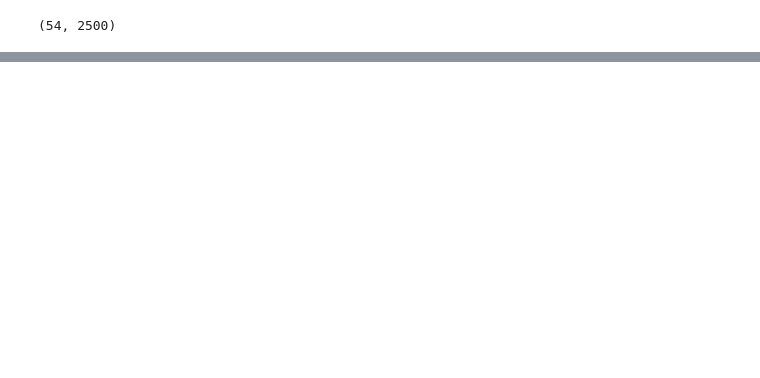
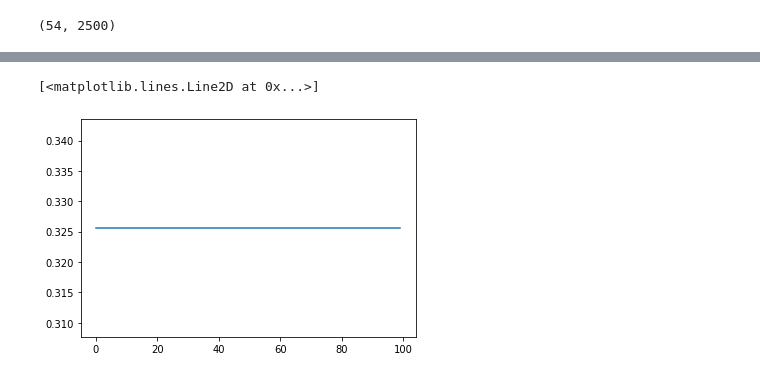
Before and after one commit to anmolcool007/Movement-Quality-Assessment, a Jupyter notebook: playground.ipynb, the cells around one changed output, grey strips where cells are left out. Saved outputs shown, nothing was run; the diff lists cells and outputs as text; code cells hidden in the pictures; blank space fills up the shorter version.

```diff
--- a/playground.ipynb
+++ b/playground.ipynb
@@ -137,0 +167,5 @@ Epoch 100/100
+# %%
+plt.plot(history.history['acc'])
+# %% [output]
+[<matplotlib.lines.Line2D at 0x...>]
+[figure, added]
```
Also changed, not shown: parts of 10 cells of this notebook.
